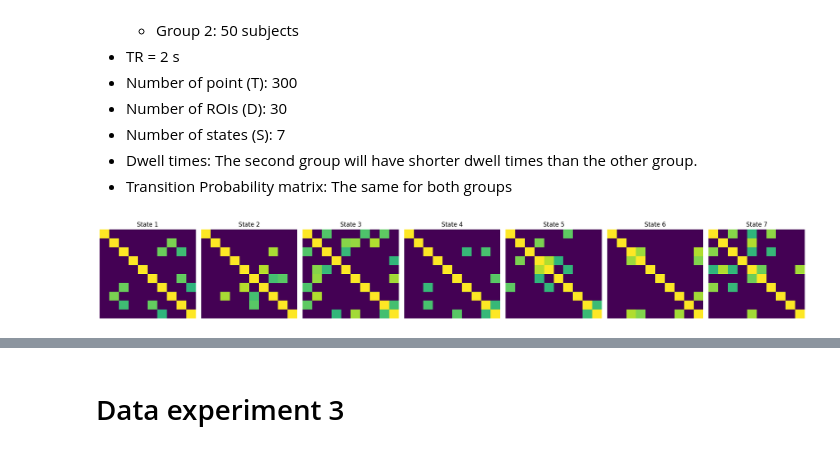
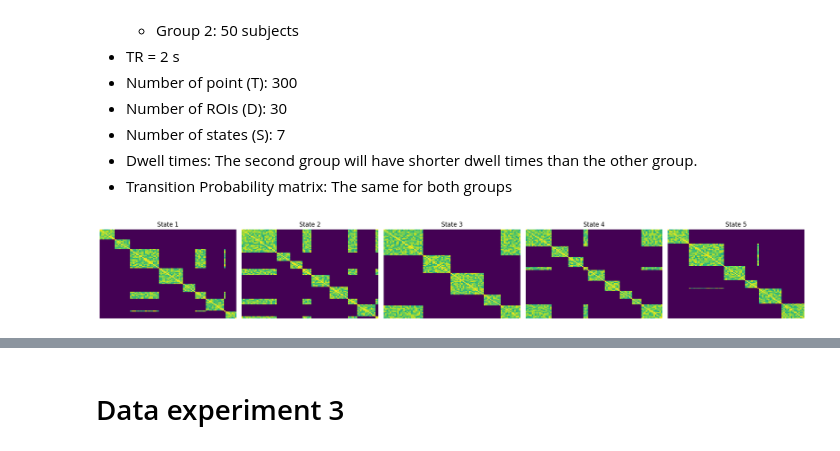
Before and after one commit to JSantis5/Dynamic_Embedding, a Jupyter notebook: Data_Generation.ipynb, the cells around one changed output, grey strips where cells are left out. Saved outputs shown, nothing was run; the diff lists cells and outputs as text; code cells hidden in the pictures.

```diff
--- a/Data_Generation.ipynb
+++ b/Data_Generation.ipynb
@@ -49,8 +50,10 @@ S = 7
 #States of Group 1
 #FC_states1 = dyn_bmn.gen_states_A(S, D, N_conns=[10,15,20,12,10,5,12], sym=True, seed=40) #30 ROIs
 #FC_states1 = dyn_bmn.gen_states_A(S, D, N_conns=[5,4,10,4,6,4,8], sym=True, seed=12) # 10 ROIs
-FC_states1 = dyn_bmn.gen_states_A(S, D, N_conns= [200,90,110,76,60,80,100] ,sym=True)
-
+FC_states1 = dyn_bmn.gen_states_modular_A(S, D, n_modules=(4,9), intra_range=(0.6,1.0),
+                                          n_extra_per_module=50,
+                                          sym=True,
+                                          seed=42)
 # Visualize the matrices in FC_states1
 fig, axes = plt.subplots(1, len(FC_states1), figsize=(20, 3))
 for i, state_matrix in enumerate(FC_states1):
@@ -246,8 +78,8 @@ TR = 2.0
 T  = 300
 timeline = np.arange(0, T*TR, TR)     # N_pts = T
 
-n_subjects1 = 400
-n_subjects2 = 50
+n_subjects1 = 200
+#n_subjects2 = 50
 
 
 dur_params1 = [(4,5,8),(4,6,9),(5,7,9),(4,6,7),(4,5,6),(4,5,6),(4,6,8)] # Vidaurre et al "Brain network dynamics are hierarchically organized in time", 2017
@@ -273,6 +105,7 @@ P = np.array([[0. , 0.21, 0.22, 0.18, 0.21, 0.1, 0.08],
     [0.18, 0.18, 0.17, 0.17, 0.11, 0.19, 0.  ]])
 
 rng = np.random.default_rng(100)
+
 for j in range(2):
   print(f"GROUP {j+1}")
   if j == 0:
@@ -293,8 +126,15 @@ for j in range(2):
     os.makedirs(save_dir, exist_ok=True)
 
   for i in range(n_subjects1):
+      if ((j==0) or ((i<169) and (j==1))): # This part is only for run the code if it has been interrupted
+          _ = int(rng.choice(np.arange(1, 10000, 1)))
+          print(f"Skipping subject {i+1}")
+
+          continue
 
       print(f"Generating Subject {i+1}...")
+
+
       seed = int(rng.choice(np.arange(1, 10000, 1)))
 
       sample, states_dur, segments_indx_by_states = dyn_bmn.gen_state_sequence(timeline, S=S,P=P, dur_params=dur_params, time_offset=10, seed=seed)
@@ -307,10 +147,10 @@ for j in range(2):
                                                       time_offset=10,
                                                       seed=seed)
 
-      BalloonNetwork = dyn_bmn.Dyn_BalloonModelNetwork(timeline, U, sample, FC_states, states_dur, TR=TR)
+      BalloonNetwork = dyn_bmn.Dyn_BalloonModelNetwork(timeline, U, sample, FC_states, states_dur, P=P,TR=TR)
 
       #filename = f"group{j+1}_subj{i:03d}.npz" #30 ROIs
-      filename = f"10ROIgroup{j+1}_subj{i+1:03d}.npz"
+      filename = f"{D}ROIgroup{j+1}_subj{i+1:03d}.npz"
       filepath = os.path.join(save_dir, filename)
 
       # Save the file
@@ -369,24 +347,29 @@ This code generates two groups with the same states of conectiviy, but with dife
 # %%
 # Generation of states
 # D = 30 #30 ROIs
-D = 10 # 10 ROIs
-S = 7
+# D = 10 # 10 ROIs
+D = 90
+S = 5
 #States of Group 1
 # FC_states = dyn_bmn.gen_states_A(S, D, N_conns=[10,15,20,12,10,5,12], sym=True, seed=40) # 30 ROIs
-FC_states = dyn_bmn.gen_states_A(S, D, N_conns=[5,4,10,4,6,4,8], sym=True, seed=12) # 10 ROIs
+# FC_states = dyn_bmn.gen_states_A(S, D, N_conns=[5,4,10,4,6,4,8], sym=True, seed=12) # 10 ROIs
+FC_states = dyn_bmn.gen_states_modular_A(S, D, n_modules=(4,9), intra_range=(0.6,0.95), # 90 ROIs
+                                          n_extra_per_module=50,
+                                          sym=True,
+                                          seed=42)
 
 # Visualize the matrices in FC_states1
 fig, axes = plt.subplots(1, len(FC_states), figsize=(20, 3))
 for i, state_matrix in enumerate(FC_states):
     sns.heatmap(state_matrix, ax=axes[i], cmap='viridis', cbar=False)
     axes[i].set_title(f'State {i+1}')
     axes[i].set_xticks([])
     axes[i].set_yticks([])
 #plt.title("FC matrices of states")
 plt.tight_layout()
 plt.show()
 # %% [output]
-[figure, old version]
+[figure, new version]
 # %%
 import os
 
```
Also changed, not shown: parts of 13 cells of this notebook.
